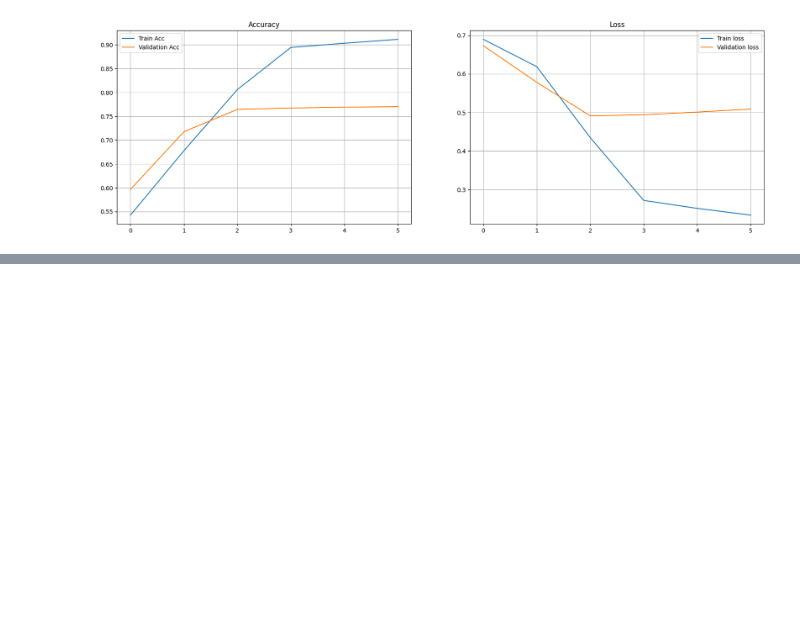
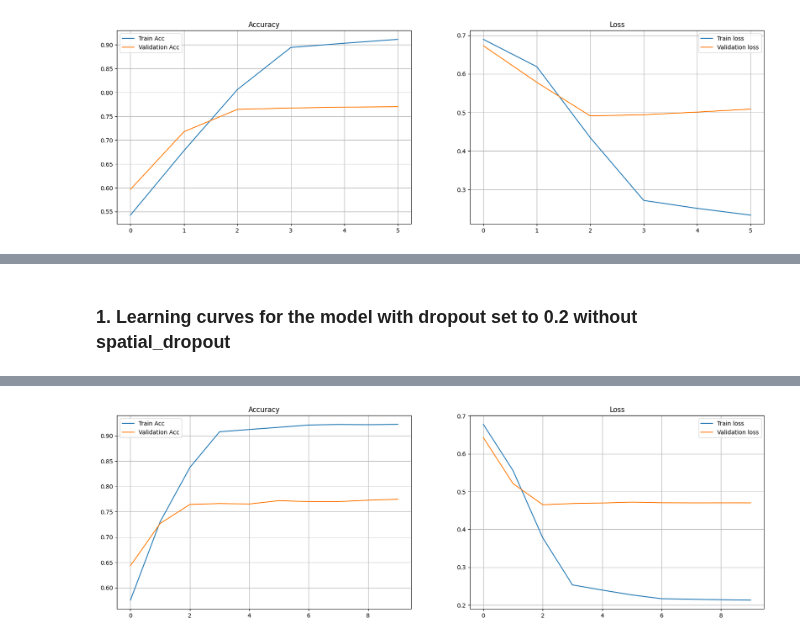
Before and after one commit to HiIAmTzeKean/SC4002-NLP, a Jupyter notebook: part_3_BiGRU.ipynb, the cells around one changed output, grey strips where cells are left out. Saved outputs shown, nothing was run; the diff lists cells and outputs as text; code cells hidden in the pictures; blank space fills up the shorter version.

Commit message:
Update BiGru Model with hyperparmeters changes

```diff
--- a/part_3_BiGRU.ipynb
+++ b/part_3_BiGRU.ipynb
@@ -256,7 +245,7 @@ spatial_dropout = True
 # Create BiGru model without attention
 BiGruModel = BiLSTMGRU(hidden_size, word_embeddings, output_size, n_layers, dropout, spatial_dropout, bidirectional=True, attention=False, GRU=True)
 # %%
-def train(model, train_loader, val_loader, criterion, optimizer, num_epochs, scheduler):
+def train(model, train_loader, val_loader, criterion, optimizer, num_epochs, scheduler, early_stopping):
     train_losses = []
     val_losses = []
     train_accuracies = []
@@ -310,14 +299,15 @@ def train(model, train_loader, val_loader, criterion, optimizer, num_epochs, sch
         val_losses.append(val_loss)
         val_accuracies.append(val_accuracy)
 
-        if val_loss < best_val_loss:
-            best_val_loss = val_loss
-            trigger_times = 0
-        else:
-            trigger_times += 1
-            if trigger_times >= patience:
-                print(f'Early Stopping at {epoch+1}')
-                break
+        if early_stopping:
+            if val_loss < best_val_loss:
+                best_val_loss = val_loss
+                trigger_times = 0
+            else:
+                trigger_times += 1
+                if trigger_times >= patience:
+                    print(f'Early Stopping at {epoch+1}')
+                    break
 
         print(f"Epoch [{epoch+1}/{num_epochs}], "
               f"Train Loss: {epoch_loss:.4f}, Train Accuracy: {epoch_accuracy:.4f}, "
@@ -359,7 +349,7 @@ def evaluate(model, data_loader, criterion):
 # %%
 import matplotlib.pyplot as plt
 
-def run_model(model):
+def run_model(model, early_stopping):
     print(model)
 
     # Create loss function
@@ -371,8 +361,8 @@ def run_model(model):
 
     model = model.to(device)
 
-    EPOCHS = 40
-    train_losses, val_losses, train_accuracies, val_accuracies = train(model, train_loader, val_loader, criterion, optimizer, EPOCHS, scheduler)
+    EPOCHS = 10
+    train_losses, val_losses, train_accuracies, val_accuracies = train(model, train_loader, val_loader, criterion, optimizer, EPOCHS, scheduler, early_stopping)
     evaluate(model, val_loader, criterion)
     evaluate(model, test_loader, criterion)
     test_loss, test_accuracy = evaluate(model, test_loader, criterion)
@@ -519,0 +446,16 @@ using your improved model.
+# %% [markdown]
+### 1. Learning curves for the model with dropout set to 0.2 without spatial_dropout
+# %%
+device = torch.device('cpu') #torch.device('cuda' if torch.cuda.is_available() else 'cpu')
+hidden_size = 8
+output_size = 2
+n_layers = 1
+dropout = 0.2
+learning_rate = 0.001
+num_epochs = 10
+spatial_dropout = False
+
+# Create BiGru model without attention
+BiGruModel_dropout_2 = BiLSTMGRU(hidden_size, word_embeddings, output_size, n_layers, dropout, spatial_dropout, bidirectional=True, attention=False, GRU=True)
+loss, accuracy = run_model(BiGruModel_dropout_2, False)
+# %% [output]
@@ -519,0 +479 @@ using your improved model.
+[figure, added]
```
Also changed, not shown: parts of 22 cells of this notebook.
